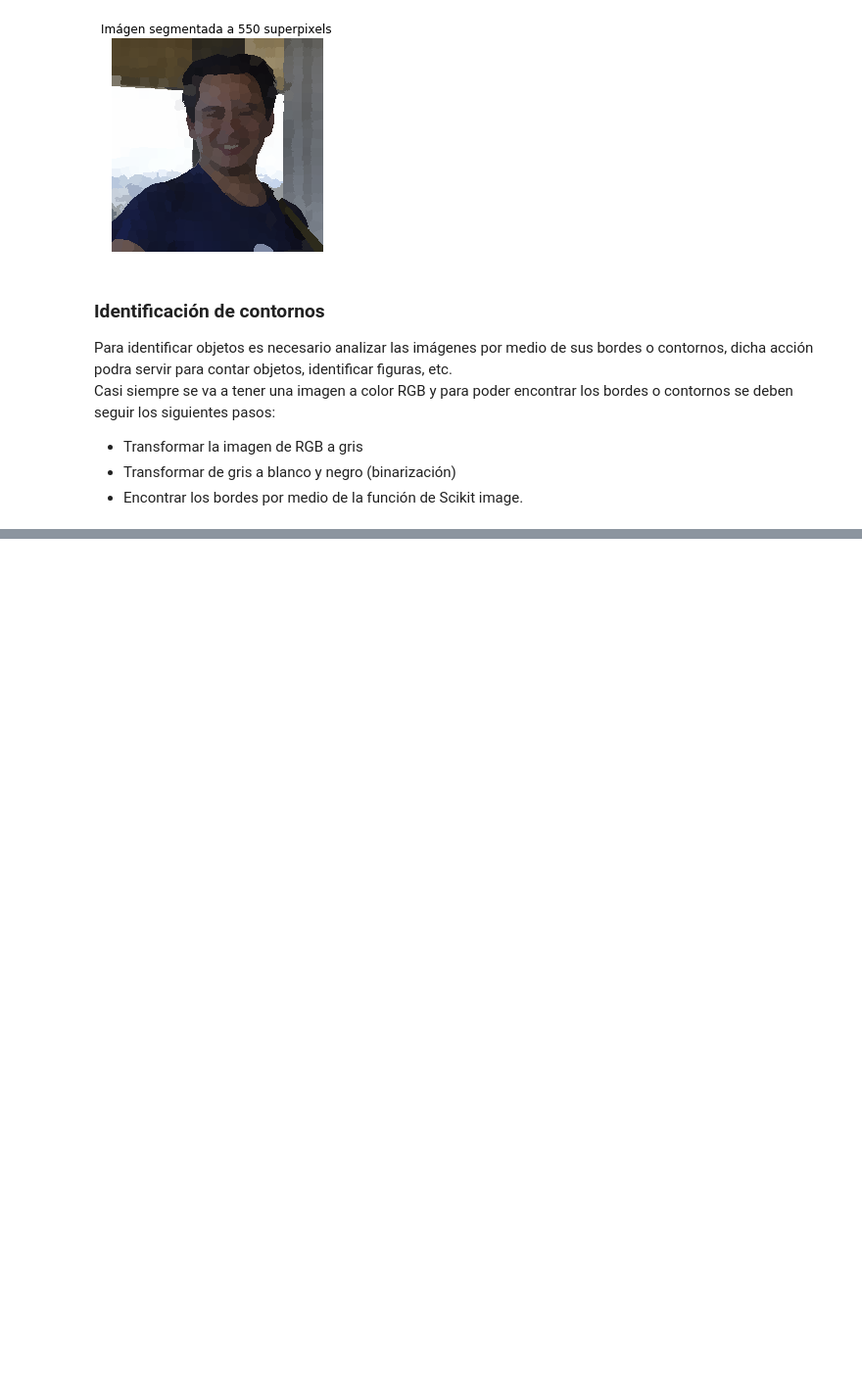
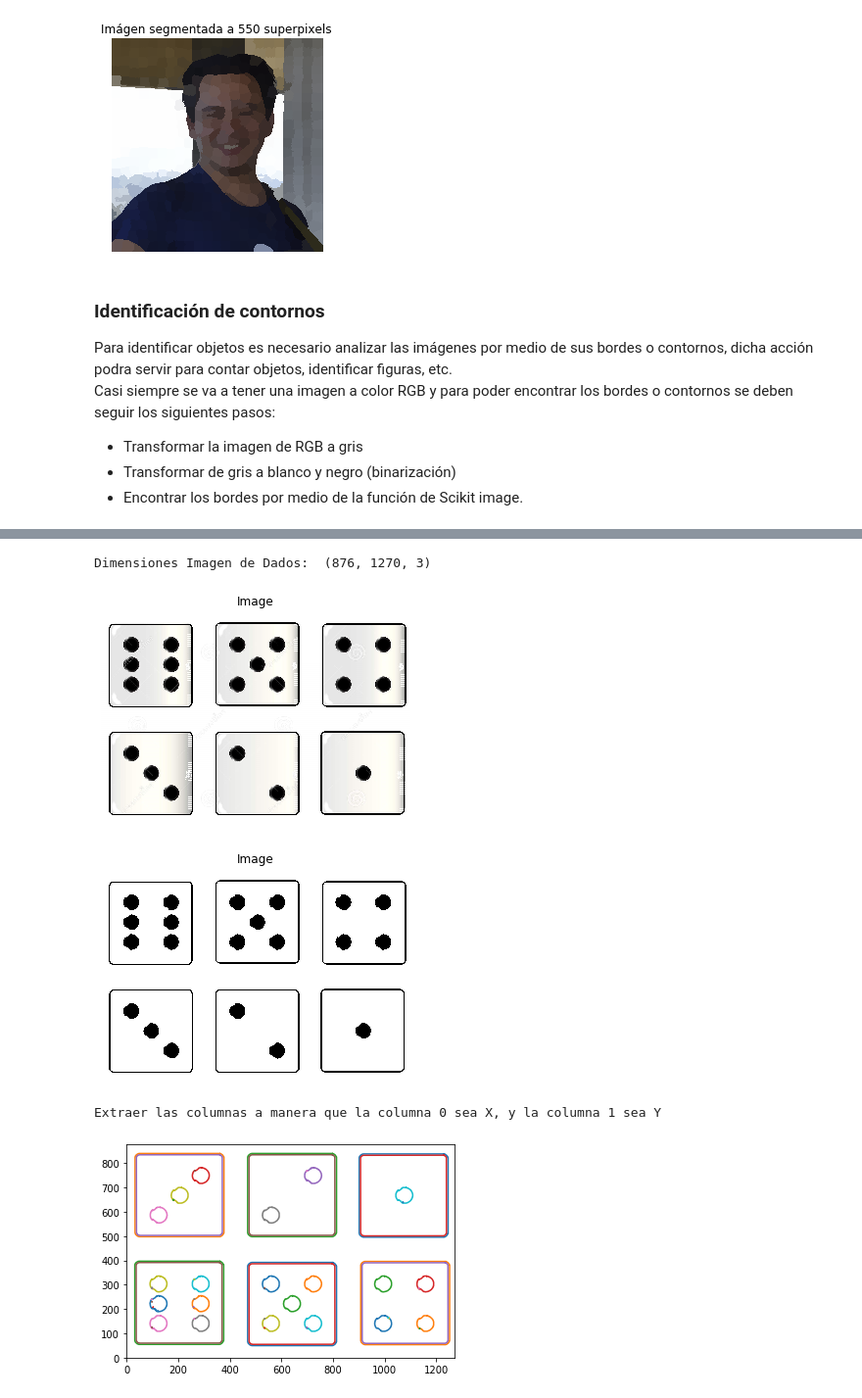
Before and after one commit to epinedaWorks/ProcesadoDeImagenes, a Jupyter notebook: ProcesamientoDeImagenesParte3.ipynb, the cells around one changed output, grey strips where cells are left out. Shown at 98% size. Cells and saved outputs as stored; diff of their text form; code cells hidden in the pictures; blank space fills up the shorter version.

Commit message:
Conteo de objetos. Identificacion de contornos. Fin acrhivo 3

```diff
--- a/ProcesamientoDeImagenesParte3.ipynb
+++ b/ProcesamientoDeImagenesParte3.ipynb
@@ -319,0 +357,64 @@ https://campus.datacamp.com/courses/image-processing-in-python/advanced-operatio
+# %%
+# Import the measure module
+import numpy as np
+import cv2
+import matplotlib.pyplot as plt
+from skimage import measure, color
+from skimage.filters import threshold_otsu
+
+
+def graficarTodosLosContornos(contours,alto, ancho):
+    for i, contour in enumerate(contours):
+        x1=contour[:,1]
+        y1=contour[:,0]
+
+        numeroImagen="Imagen " + str(i) + str(contours)
+        #print(numeroImagen)
+        #876, 1270
+        plt.axis([0, alto, 0, ancho])
+        plt.plot(x1,y1)
+    plt.show()
+
+
+def graficarContornosSeparados(contours,alto,ancho):
+    for i, contour in enumerate(contours):
+        x1=contour[:,1]
+        y1=contour[:,0]
+
+        numeroImagen="Imagen " + str(i) + str(contours)
+        #print(numeroImagen)
+        print("Contorno ", i,": Dimensiones de: ",contour.shape)
+        plt.axis([0, alto, 0, ancho])
+        plt.plot(x1,y1)
+        plt.show()
+
+
+imgName = "./imagenes/dados3.JPG"
+imgDado = cv2.imread(imgName)
+imgDadoRGB = cv2.cvtColor(imgDado, cv2.COLOR_BGR2RGB)
+print("Dimensiones Imagen de Dados: ",imgDadoRGB.shape)
+
+# Make the image grayscale
+imgDadoGris = color.rgb2gray(imgDadoRGB)
+
+# Obtain the optimal thresh value
+thresh = threshold_otsu(imgDadoGris)
+
+# Apply thresholding
+binary = imgDadoGris > thresh
+
+# Find contours at a constant value of 0.6
+contours = measure.find_contours(binary, 0.6)
+
+show_image(imgDadoRGB)
+show_image(binary)
+
+print("Extraer las columnas a manera que la columna 0 sea X, y la columna 1 sea Y")
+
+graficarTodosLosContornos(contours,imgDadoRGB.shape[1],imgDadoRGB.shape[0])
+# %% [output]
+Dimensiones Imagen de Dados:  (876, 1270, 3)
+[figure, added]
+[figure, added]
+Extraer las columnas a manera que la columna 0 sea X, y la columna 1 sea Y
+[figure, added]
```
Also changed, not shown: parts of 24 cells of this notebook, 5 other files.
